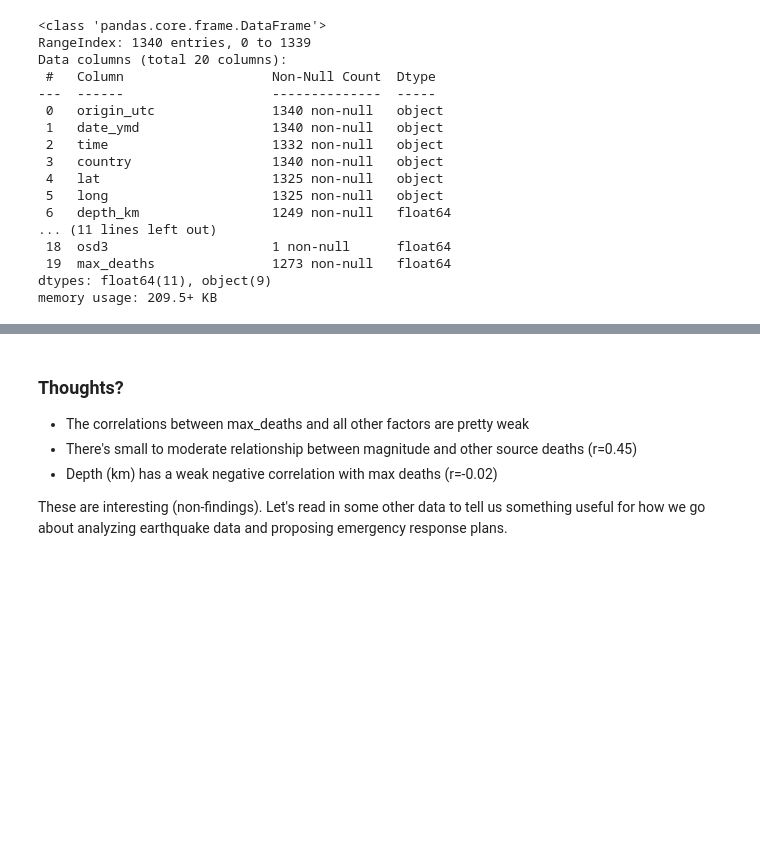
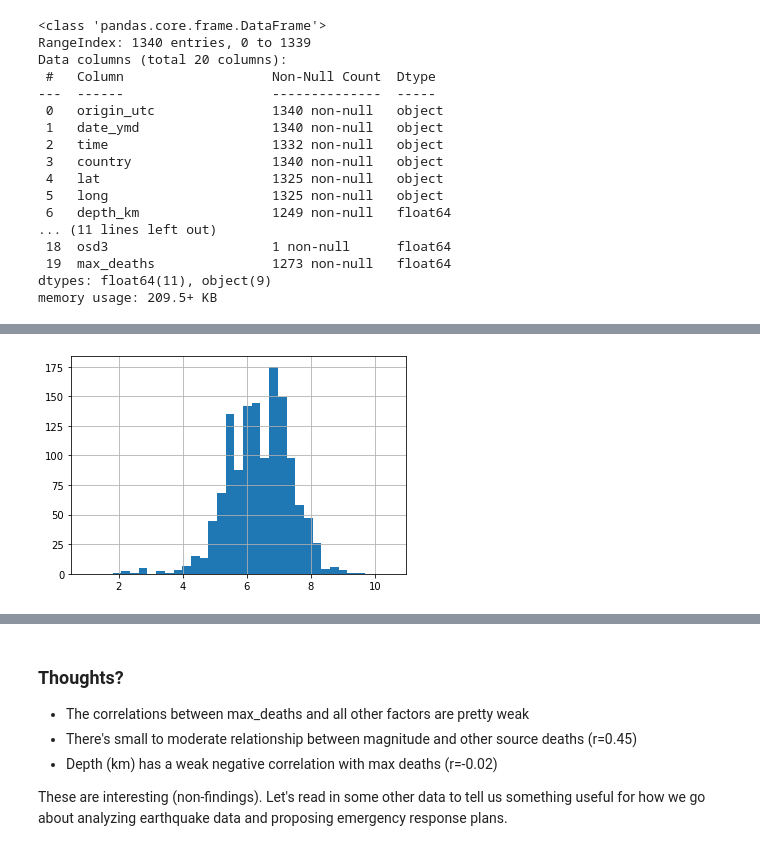
Before and after one commit to ocnrandolph/TNEG_Earthquakes, a Jupyter notebook: notebooks/dq3-Earthquakes-Part-1-Explore.ipynb, the cells around one changed output, grey strips where cells are left out. Saved outputs shown, nothing was run; the diff lists cells and outputs as text; code cells hidden in the pictures; blank space fills up the shorter version.

```diff
--- a/notebooks/dq3-Earthquakes-Part-1-Explore.ipynb
+++ b/notebooks/dq3-Earthquakes-Part-1-Explore.ipynb
@@ -56,0 +63,4 @@ memory usage: 209.5+ KB
+# %%
+earthquakes['magnitude_num'].hist(bins = 35, range=[1, 10.5]);
+# %% [output]
+[figure, added]
```
Also changed, not shown: parts of 10 cells of this notebook, 3 other files.
